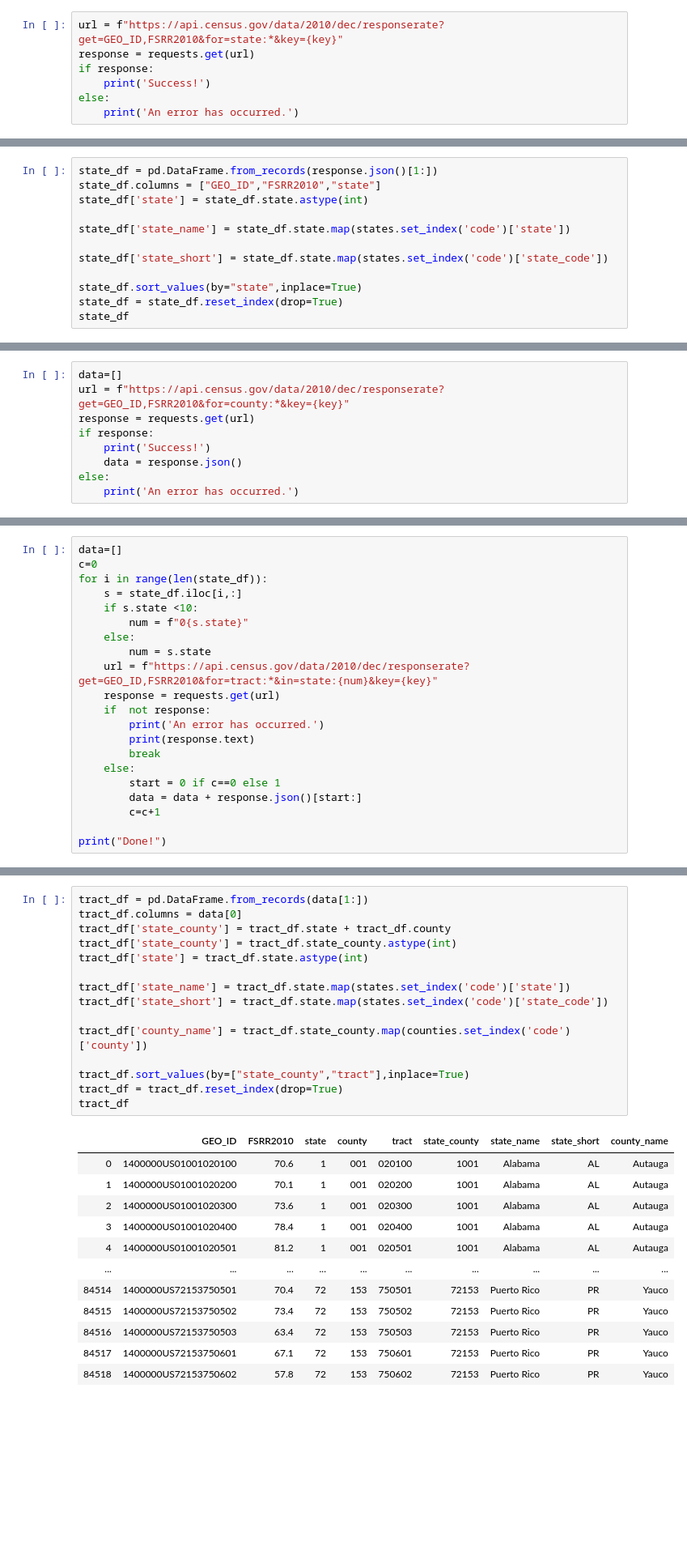
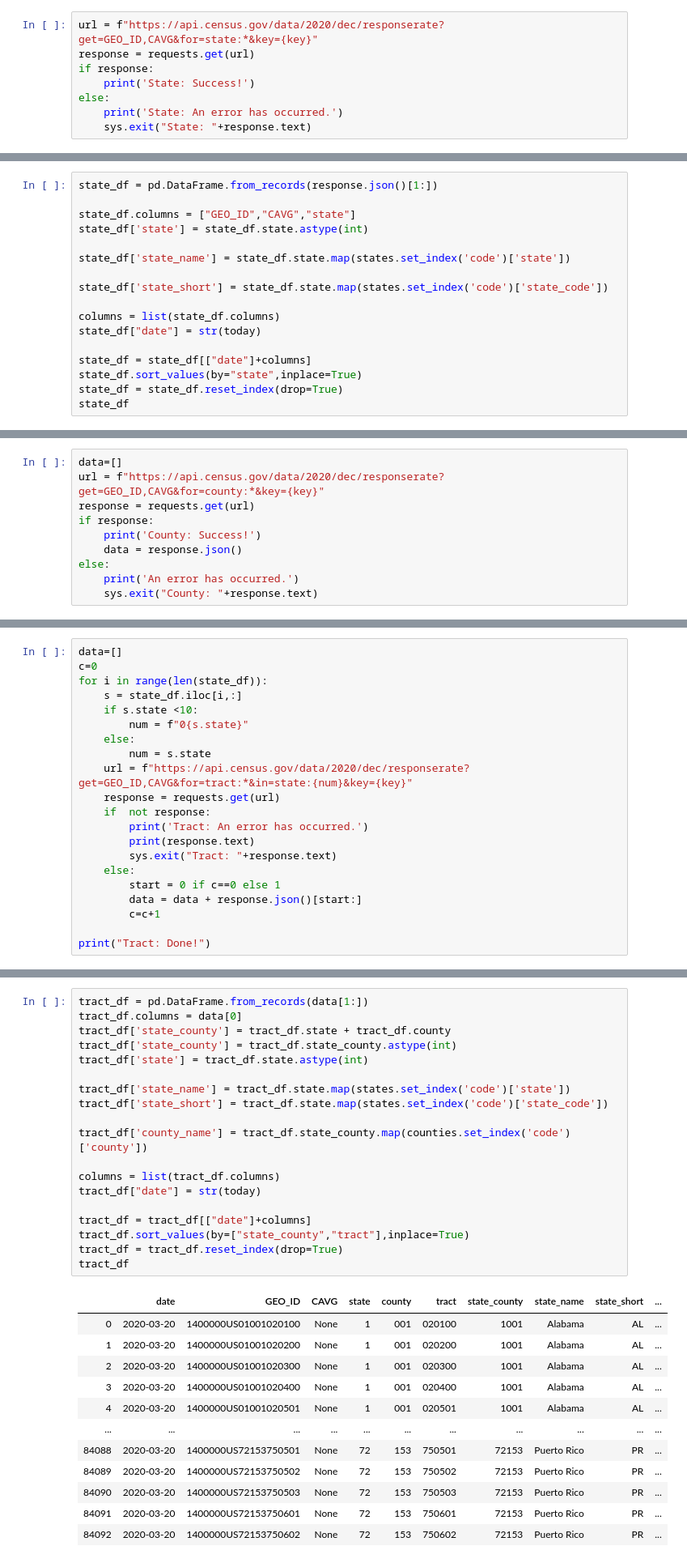
Before and after one commit to Bernacho/NewsCounts-ResponseRates, a Jupyter notebook: responseRates.ipynb, the cells around one changed output, grey strips where cells are left out. Shown: that part at 81% size. Drawn from its saved outputs; the diff is of its cells as text; blank space fills up the shorter version.

Commit message:
automated pull of data

```diff
--- a/responseRates.ipynb
+++ b/responseRates.ipynb
@@ -12,10 +16,11 @@ counties = pd.read_csv("Data/county_codes.txt",sep=" 	")
 # %%
 key = "124e1b1d5ceca3b46b3f6bd97d95ea8d4d780e28"
 # %%
-url = f"https://api.census.gov/data/2010/dec/responserate?get=GEO_ID,FSRR2010&for=state:*&key={key}"
+url = f"https://api.census.gov/data/2020/dec/responserate?get=GEO_ID,CAVG&for=state:*&key={key}"
 response = requests.get(url)
 if response:
-    print('Success!')
+    print('State: Success!')
 else:
-    print('An error has occurred.')
+    print('State: An error has occurred.')
+    sys.exit("State: "+response.text)
 # %% [output]
@@ -24,13 +29,18 @@ Success!
 Create data frame from json.
 # %%
 state_df = pd.DataFrame.from_records(response.json()[1:])
-state_df.columns = ["GEO_ID","FSRR2010","state"]
+
+state_df.columns = ["GEO_ID","CAVG","state"]
 state_df['state'] = state_df.state.astype(int)
 
 state_df['state_name'] = state_df.state.map(states.set_index('code')['state'])
 
 state_df['state_short'] = state_df.state.map(states.set_index('code')['state_code'])
 
+columns = list(state_df.columns)
+state_df["date"] = str(today)
+
+state_df = state_df[["date"]+columns]
 state_df.sort_values(by="state",inplace=True)
 state_df = state_df.reset_index(drop=True)
 state_df
@@ -58,11 +68,12 @@ state_df.to_csv("Data/sates_response_rates.csv",index=False)
 I do the same for all counties:
 # %%
 data=[]
-url = f"https://api.census.gov/data/2010/dec/responserate?get=GEO_ID,FSRR2010&for=county:*&key={key}"
+url = f"https://api.census.gov/data/2020/dec/responserate?get=GEO_ID,CAVG&for=county:*&key={key}"
 response = requests.get(url)
 if response:
-    print('Success!')
+    print('County: Success!')
     data = response.json()
 else:
     print('An error has occurred.')
+    sys.exit("County: "+response.text)
 # %% [output]
@@ -109,16 +124,16 @@ for i in range(len(state_df)):
         num = f"0{s.state}"
     else:
         num = s.state
-    url = f"https://api.census.gov/data/2010/dec/responserate?get=GEO_ID,FSRR2010&for=tract:*&in=state:{num}&key={key}"
+    url = f"https://api.census.gov/data/2020/dec/responserate?get=GEO_ID,CAVG&for=tract:*&in=state:{num}&key={key}"
     response = requests.get(url)
     if  not response:
-        print('An error has occurred.')
+        print('Tract: An error has occurred.')
         print(response.text)
-        break
+        sys.exit("Tract: "+response.text)
     else:
         start = 0 if c==0 else 1
         data = data + response.json()[start:]
         c=c+1
 
-print("Done!")
+print("Tract: Done!")
 # %% [output]
@@ -126,28 +141,32 @@ Done!
 # %%
 tract_df = pd.DataFrame.from_records(data[1:])
 tract_df.columns = data[0]
 tract_df['state_county'] = tract_df.state + tract_df.county
 tract_df['state_county'] = tract_df.state_county.astype(int)
 tract_df['state'] = tract_df.state.astype(int)
 
 tract_df['state_name'] = tract_df.state.map(states.set_index('code')['state'])
 tract_df['state_short'] = tract_df.state.map(states.set_index('code')['state_code'])
 
 tract_df['county_name'] = tract_df.state_county.map(counties.set_index('code')['county'])
 
+columns = list(tract_df.columns)
+tract_df["date"] = str(today)
+
+tract_df = tract_df[["date"]+columns]
 tract_df.sort_values(by=["state_county","tract"],inplace=True)
 tract_df = tract_df.reset_index(drop=True)
 tract_df
 # %% [output]
-|  | GEO_ID | FSRR2010 | state | county | tract | state_county | state_name | state_short | county_name |
-| 0 | 1400000US01001020100 | 70.6 | 1 | 001 | 020100 | 1001 | Alabama | AL | Autauga |
-| 1 | 1400000US01001020200 | 70.1 | 1 | 001 | 020200 | 1001 | Alabama | AL | Autauga |
-| 2 | 1400000US01001020300 | 73.6 | 1 | 001 | 020300 | 1001 | Alabama | AL | Autauga |
-| 3 | 1400000US01001020400 | 78.4 | 1 | 001 | 020400 | 1001 | Alabama | AL | Autauga |
-| 4 | 1400000US01001020501 | 81.2 | 1 | 001 | 020501 | 1001 | Alabama | AL | Autauga |
-| ... | ... | ... | ... | ... | ... | ... | ... | ... | ... |
-| 84514 | 1400000US72153750501 | 70.4 | 72 | 153 | 750501 | 72153 | Puerto Rico | PR | Yauco |
-| 84515 | 1400000US72153750502 | 73.4 | 72 | 153 | 750502 | 72153 | Puerto Rico | PR | Yauco |
-| 84516 | 1400000US72153750503 | 63.4 | 72 | 153 | 750503 | 72153 | Puerto Rico | PR | Yauco |
-| 84517 | 1400000US72153750601 | 67.1 | 72 | 153 | 750601 | 72153 | Puerto Rico | PR | Yauco |
-| 84518 | 1400000US72153750602 | 57.8 | 72 | 153 | 750602 | 72153 | Puerto Rico | PR | Yauco |
+|  | date | GEO_ID | CAVG | state | county | tract | state_county | state_name | state_short | ... |
+| 0 | 2020-03-20 | 1400000US01001020100 | None | 1 | 001 | 020100 | 1001 | Alabama | AL | ... |
+| 1 | 2020-03-20 | 1400000US01001020200 | None | 1 | 001 | 020200 | 1001 | Alabama | AL | ... |
+| 2 | 2020-03-20 | 1400000US01001020300 | None | 1 | 001 | 020300 | 1001 | Alabama | AL | ... |
+| 3 | 2020-03-20 | 1400000US01001020400 | None | 1 | 001 | 020400 | 1001 | Alabama | AL | ... |
+| 4 | 2020-03-20 | 1400000US01001020501 | None | 1 | 001 | 020501 | 1001 | Alabama | AL | ... |
+| ... | ... | ... | ... | ... | ... | ... | ... | ... | ... | ... |
+| 84088 | 2020-03-20 | 1400000US72153750501 | None | 72 | 153 | 750501 | 72153 | Puerto Rico | PR | ... |
+| 84089 | 2020-03-20 | 1400000US72153750502 | None | 72 | 153 | 750502 | 72153 | Puerto Rico | PR | ... |
+| 84090 | 2020-03-20 | 1400000US72153750503 | None | 72 | 153 | 750503 | 72153 | Puerto Rico | PR | ... |
+| 84091 | 2020-03-20 | 1400000US72153750601 | None | 72 | 153 | 750601 | 72153 | Puerto Rico | PR | ... |
+| 84092 | 2020-03-20 | 1400000US72153750602 | None | 72 | 153 | 750602 | 72153 | Puerto Rico | PR | ... |
```
Also changed, not shown: parts of 12 cells of this notebook, 5 other files.
